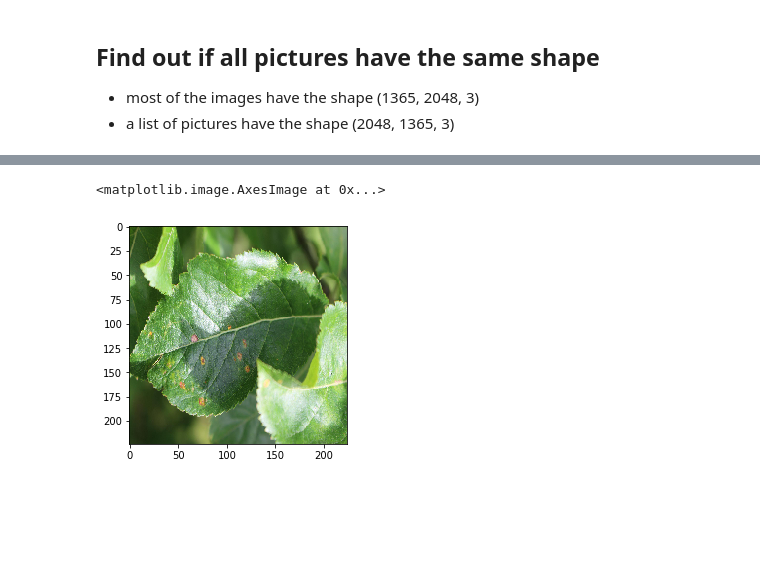
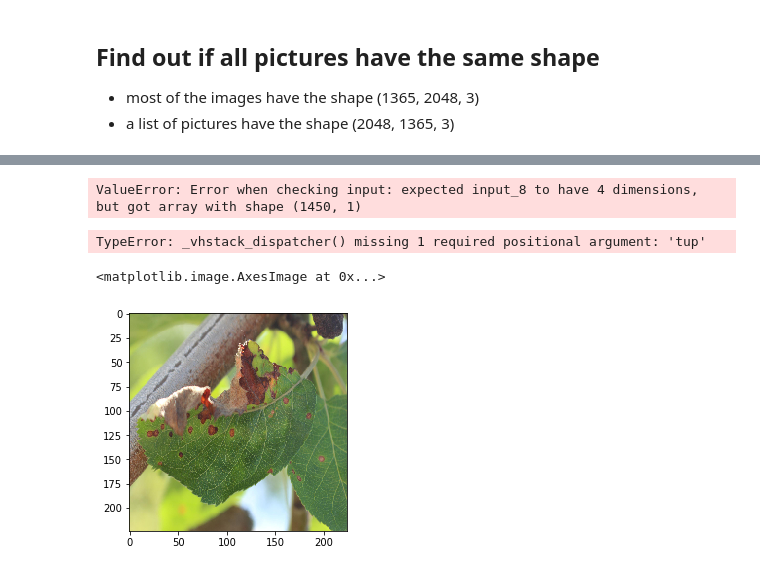
Before and after one commit to juliusschulz/plant_pathology, a Jupyter notebook: Untitled1.ipynb, the cells around one changed output, grey strips where cells are left out. Drawn from its saved outputs; the diff is of its cells as text; code cells hidden in the pictures; blank space fills up the shorter version.

```diff
--- a/Untitled1.ipynb
+++ b/Untitled1.ipynb
@@ -62,18 +47,20 @@ train
 - most of the images have the shape (1365, 2048, 3)
 - a list of pictures have the shape (2048, 1365, 3)
 # %%
-image = imageio.imread('images/Test_1.jpg')
+image = imageio.imread('images/Train_1.jpg')
+# %%
+train.set_index('image_id', inplace=True)
 # %%
 shape_error = []
-for i in range(0,1820):
-    image = imageio.imread(f'images/Test_{i}.jpg')
+for i in tqdm(range(0,len(train.index))):
+    image = imageio.imread(f'images/Train_{i}.jpg')
     if image.shape == (1365, 2048, 3):
         continue
     else:
-        shape_error.append(f'Test_{i}.jpg')
+        shape_error.append(f'Train_{i}.jpg')
 # %%
 # checking if all pictures in the list shape errors have the same shape
-for i in shape_error:
+for i in tqdm(shape_error):
     image = imageio.imread(f'images/{i}')
     if image.shape == (2048, 1365, 3):
         continue
@@ -87,0 +162,4 @@ def reshaper(image):
+# %%
+results = new_mobile.fit(Xtrain,ytrain, epochs=5, batch_size=128)
+# %% [output]
+ValueError: Error when checking input: expected input_8 to have 4 dimensions, but got array with shape (1450, 1)
@@ -88,8 +168,12 @@ def reshaper(image):
+# %%
+np.vstack()
+# %% [output]
+TypeError: _vhstack_dispatcher() missing 1 required positional argument: 'tup'
 # %%
-plt.imshow(reshaper(imageio.imread('images/Test_1.jpg')))
+plt.imshow(reshaper(imageio.imread('images/Train_1.jpg')))
 # %% [output]
 <matplotlib.image.AxesImage at 0x...>
-[figure, old version]
+[figure, new version]
 # %%
 model = MobileNet()
 # %%
```
Also changed, not shown: parts of 21 cells of this notebook.
